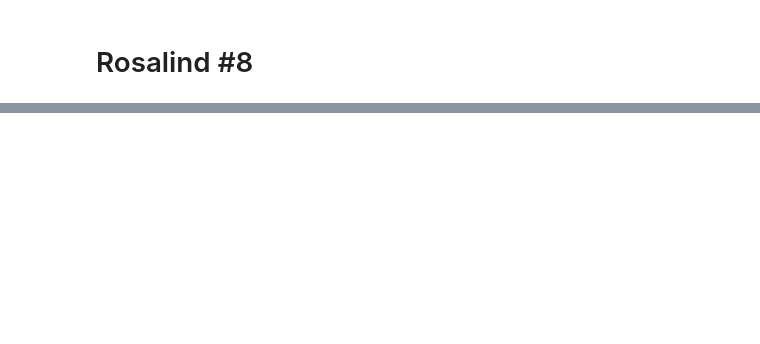
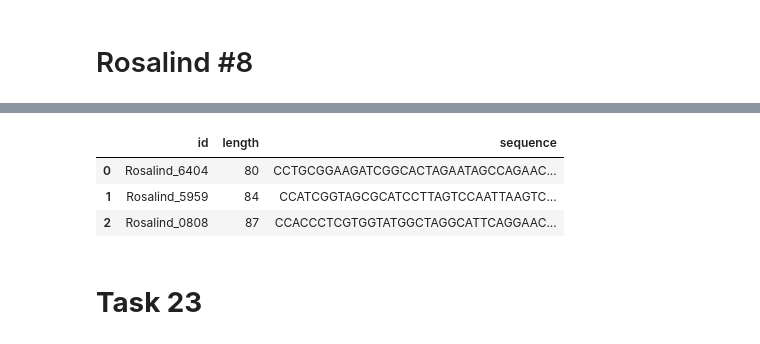
Before and after one commit to Tsion-Woldeselassie/beginning--bioinformatics, a Jupyter notebook: notebooks/Bioinformatics_Module03.ipynb, the cells around one changed output, grey strips where cells are left out. Saved outputs shown, nothing was run; the diff lists cells and outputs as text; code cells hidden in the pictures; blank space fills up the shorter version.

Commit message:
Add exercises and solution for Rosalind Problem 9 - GC Content with Biopython (SeqIO + gc_fraction)

```diff
--- a/notebooks/Bioinformatics_Module03.ipynb
+++ b/notebooks/Bioinformatics_Module03.ipynb
@@ -814,0 +855,17 @@ MGTVVVGVEVPLKLYIGSSPCNNATVLLKASLFVTLVAMIFRGRPHSFPRTLEPKILLKVVIAVSFRLAHGAQWSCFLGE
+# %%
+from Bio.SeqIO import parse
+import pandas as pd
+
+rows = []
+for rec in parse("practice_9.txt", "fasta"):
+    rows.append({"id": rec.id, "length": len(rec.seq), "sequence": str(rec.seq)})
+
+df = pd.DataFrame(rows)
+df
+# %% [output]
+|  | id | length | sequence |
+| 0 | Rosalind_6404 | 80 | CCTGCGGAAGATCGGCACTAGAATAGCCAGAAC... |
+| 1 | Rosalind_5959 | 84 | CCATCGGTAGCGCATCCTTAGTCCAATTAAGTC... |
+| 2 | Rosalind_0808 | 87 | CCACCCTCGTGGTATGGCTAGGCATTCAGGAAC... |
+# %% [markdown]
+# **Task 23**
```
Also changed, not shown: parts of 8 cells of this notebook.
